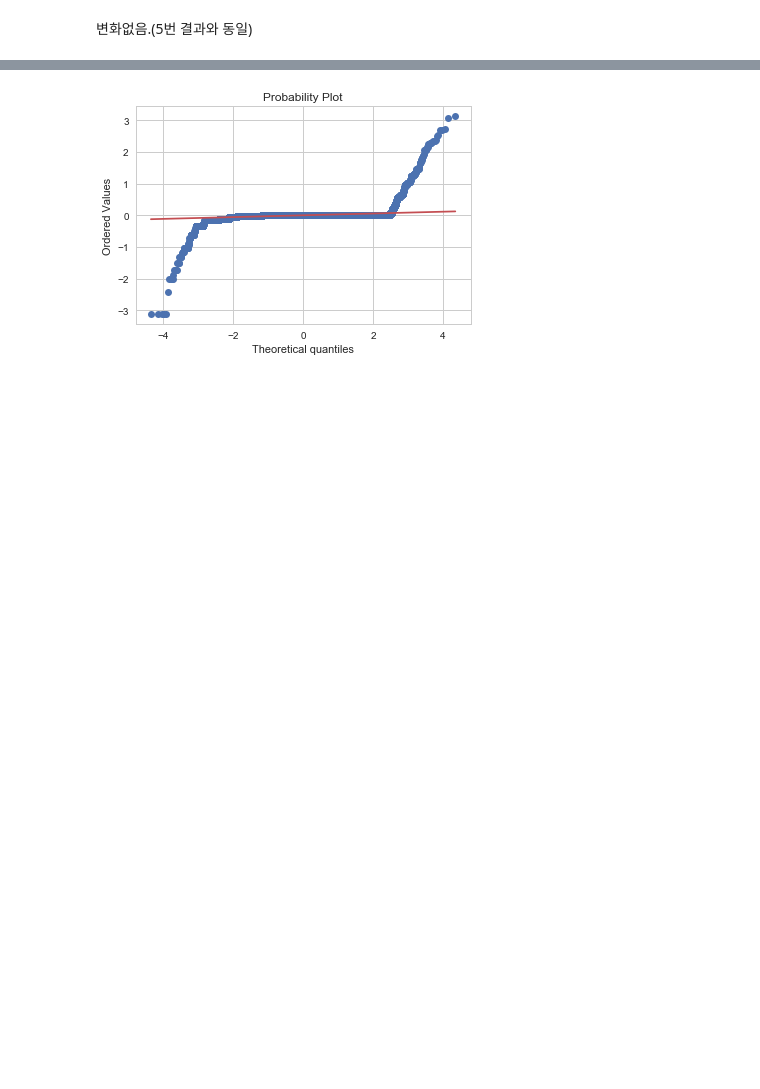
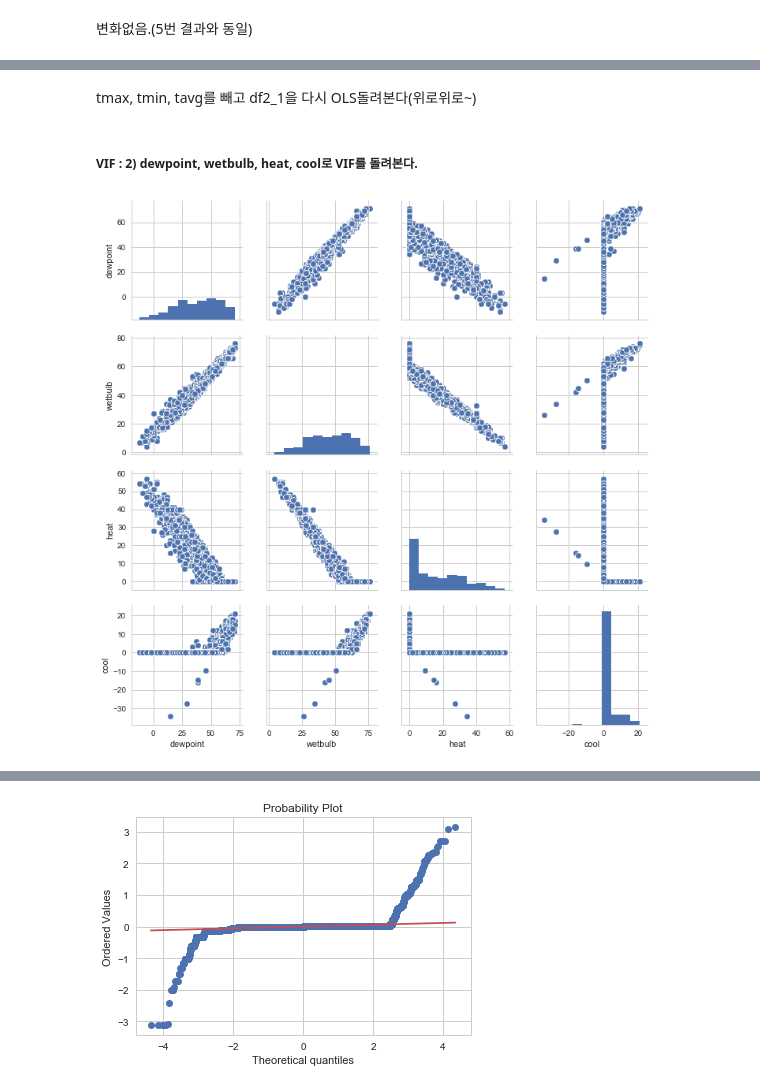
Before and after one commit to Junhojuno/Walmart-sales-in-stormy-weather, a Jupyter notebook: weather2_code/station1.ipynb, the cells around one changed output, grey strips where cells are left out. Cells and saved outputs as stored; diff of their text form; code cells hidden in the pictures; blank space fills up the shorter version.

```diff
--- a/weather2_code/station1.ipynb
+++ b/weather2_code/station1.ipynb
@@ -325,0 +463,12 @@ strong multicollinearity problems or that the design matrix is singular.
+# %% [markdown]
+tmax, tmin, tavg를 빼고 df2_1을 다시 OLS돌려본다(위로위로~)
+# %% [markdown]
+##### VIF : 2) dewpoint, wetbulb, heat, cool로 VIF를 돌려본다.
+# %%
+cols = ['dewpoint','wetbulb','heat','cool']
+sampleX = df2_1.loc[:, cols]
+sampley = df2_1.loc[:,"log1p_units"]
+sns.pairplot(sampleX)
+plt.show()
+# %% [output]
+[figure, added]
```
Also changed, not shown: parts of 58 cells of this notebook.
